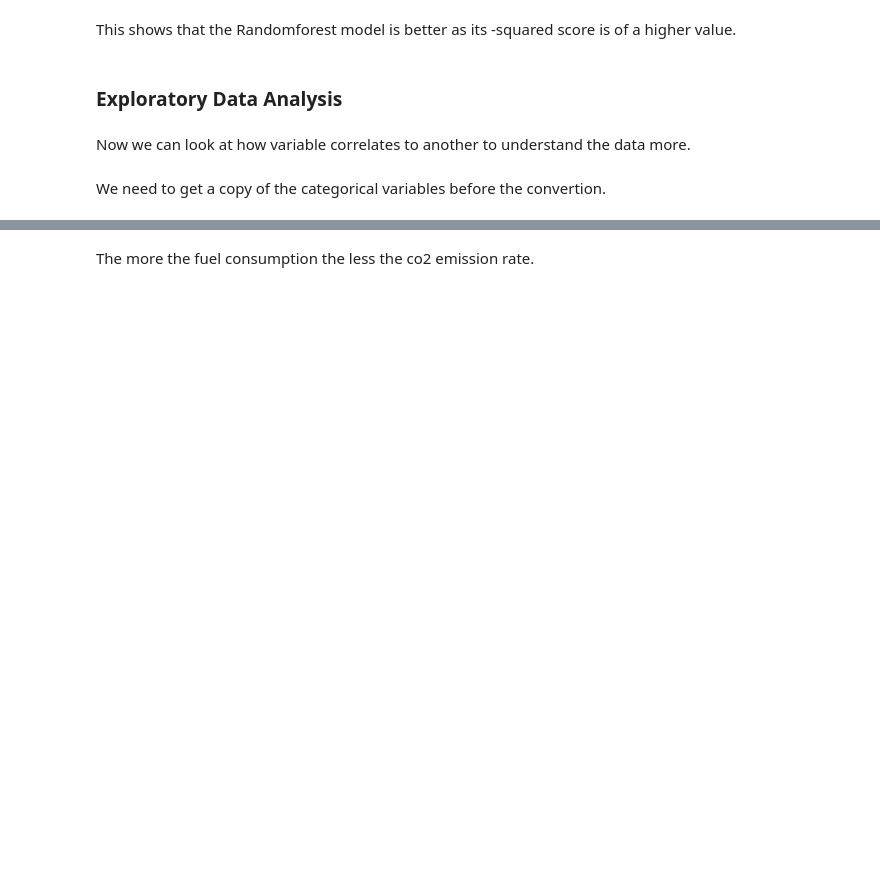
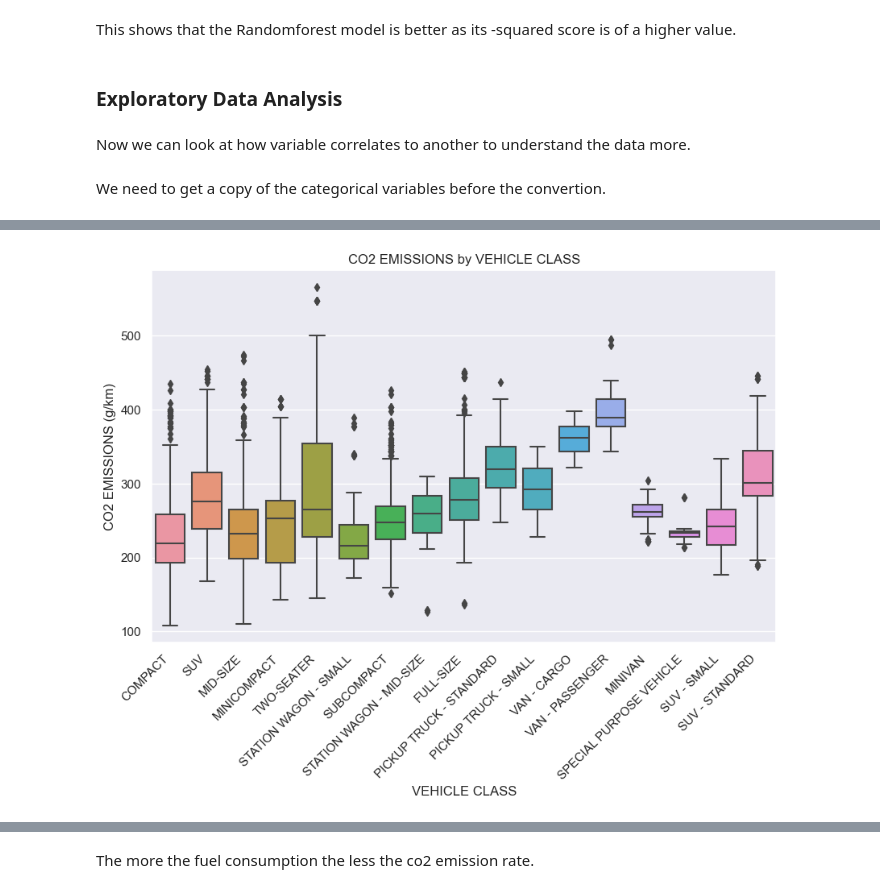
Before and after one commit to Sam-wyre/fuel-consumption-analysis, a Jupyter notebook: main.ipynb, the cells around one changed output, grey strips where cells are left out. Cells and saved outputs as stored; diff of their text form; code cells hidden in the pictures; blank space fills up the shorter version.

```diff
--- a/main.ipynb
+++ b/main.ipynb
@@ -348,0 +431,10 @@ plt.show()
+# %%
+# How does CO2 EMISSIONS vary across different vehicle classes?
+
+plt.figure(figsize=(10, 6))
+sns.boxplot(x='VEHICLE CLASS', y='CO2 EMISSIONS (g/km)', data=fuel_consumption)
+plt.xticks(rotation=45, ha='right')
+plt.title('CO2 EMISSIONS by VEHICLE CLASS')
+plt.show()
+# %% [output]
+[figure, added]
```
Also changed, not shown: parts of 30 cells of this notebook.
